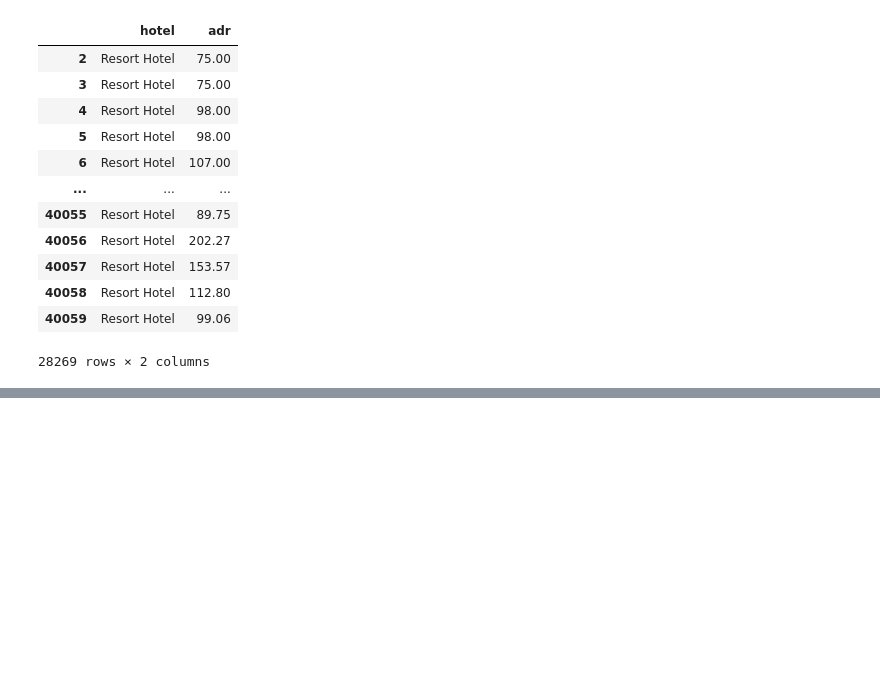
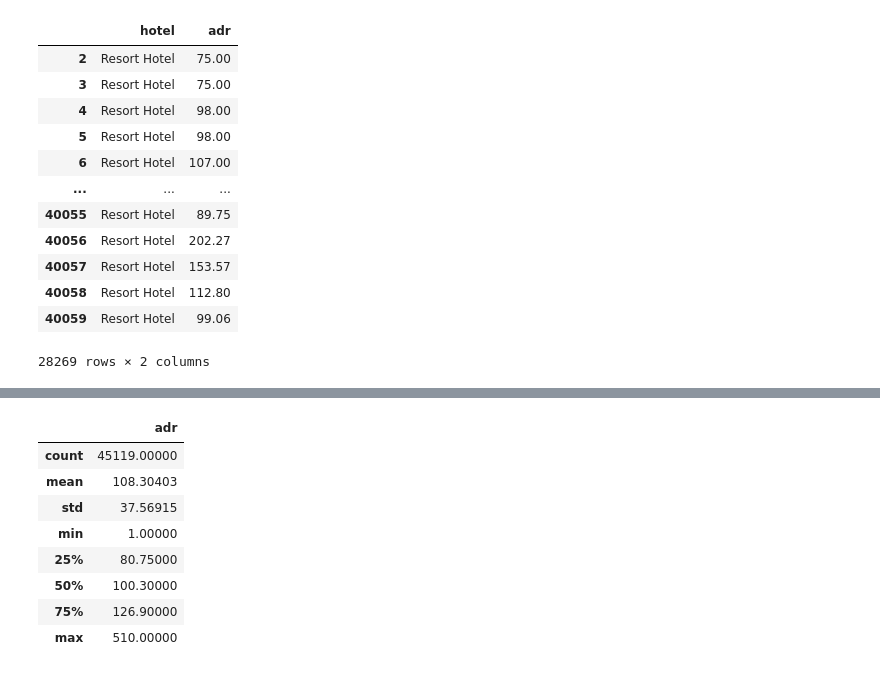
Before and after one commit to jyotirmoy23/Capstone-Project-1, a Jupyter notebook: Copy_of_Hotel_Booking_Analysis_Capstone_Project.ipynb, the cells around one changed output, grey strips where cells are left out. Cells and saved outputs as stored; diff of their text form; code cells hidden in the pictures; blank space fills up the shorter version.

```diff
--- a/Copy_of_Hotel_Booking_Analysis_Capstone_Project.ipynb
+++ b/Copy_of_Hotel_Booking_Analysis_Capstone_Project.ipynb
@@ -461,0 +493,12 @@ removing_zeros_and_negative_values.describe()
+# %%
+removing_zeros.describe()
+# %% [output]
+|  | adr |
+| count | 45119.00000 |
+| mean | 108.30403 |
+| std | 37.56915 |
+| min | 1.00000 |
+| 25% | 80.75000 |
+| 50% | 100.30000 |
+| 75% | 126.90000 |
+| max | 510.00000 |
```
Also changed, not shown: parts of 9 cells of this notebook.
